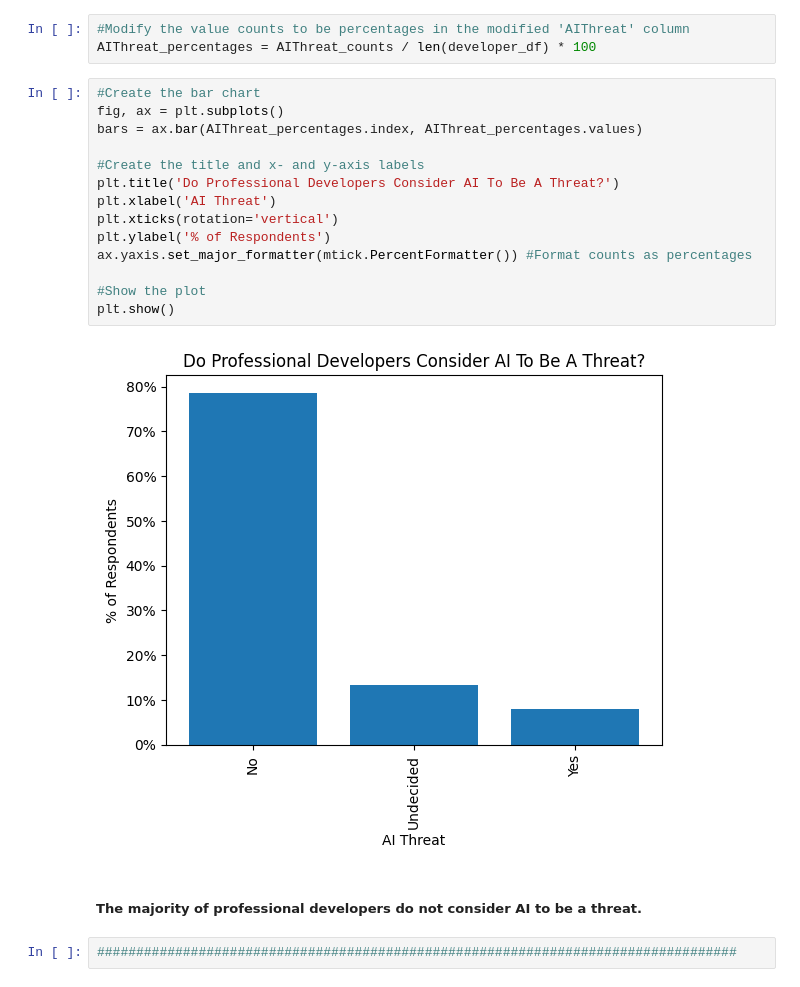
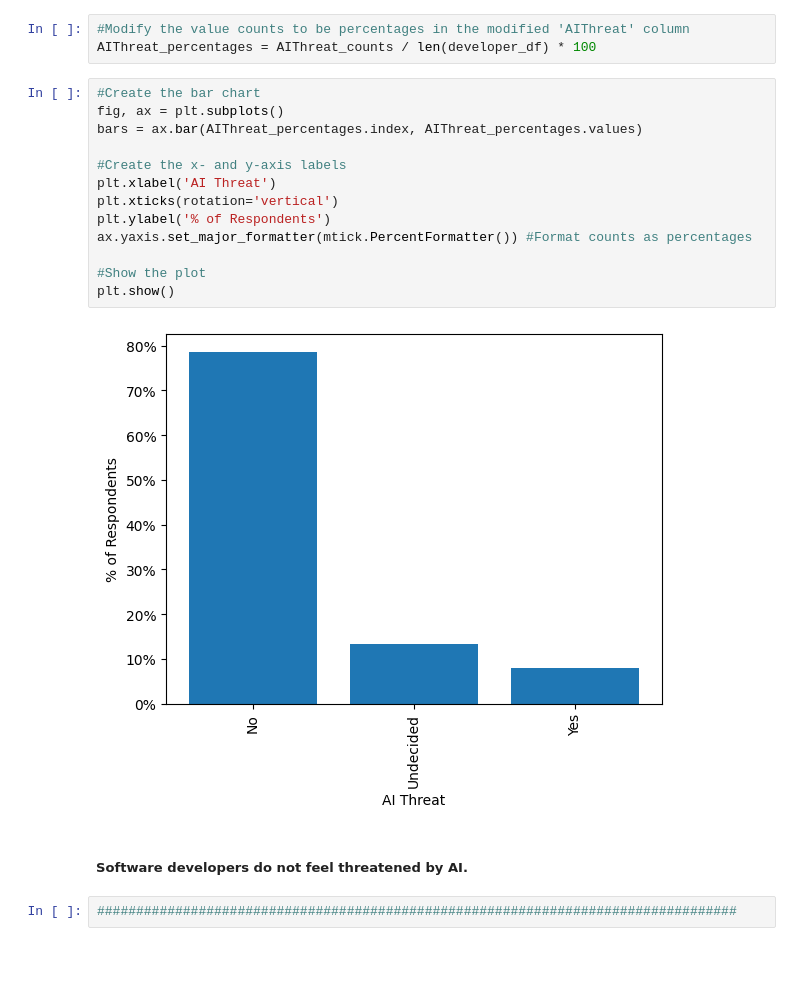
Before and after one commit to khess1/Data-Science-Blog-Post, a Jupyter notebook: Data_Science_Blog_Post.ipynb, the cells around one changed output. Drawn from its saved outputs; the diff is of its cells as text; blank space fills up the shorter version.

```diff
--- a/Data_Science_Blog_Post.ipynb
+++ b/Data_Science_Blog_Post.ipynb
@@ -74,21 +74,20 @@ AIThreat_percentages = AIThreat_counts / len(developer_df) * 100
 # %%
 #Create the bar chart
 fig, ax = plt.subplots()
 bars = ax.bar(AIThreat_percentages.index, AIThreat_percentages.values)
 
-#Create the title and x- and y-axis labels
-plt.title('Do Professional Developers Consider AI To Be A Threat?')
+#Create the x- and y-axis labels
 plt.xlabel('AI Threat')
 plt.xticks(rotation='vertical')
 plt.ylabel('% of Respondents')
 ax.yaxis.set_major_formatter(mtick.PercentFormatter()) #Format counts as percentages
 
 #Show the plot
 plt.show()
 # %% [output]
-[figure, old version]
+[figure, new version]
 # %% [markdown]
-##### **The majority of professional developers do not consider AI to be a threat.**
+##### **Software developers do not feel threatened by AI.**
 # %%
 ##################################################################################
 # %%
```
Also changed, not shown: parts of 18 cells of this notebook.
